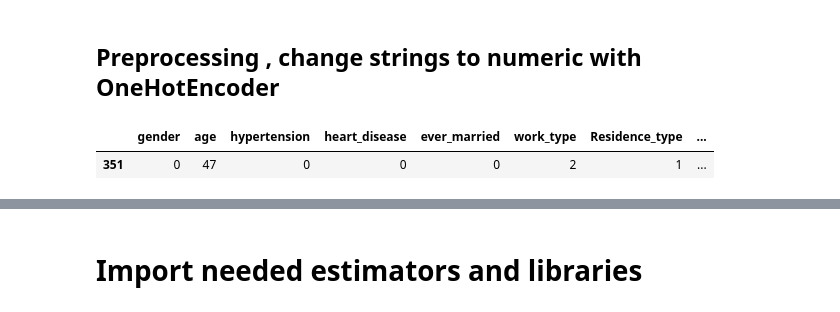
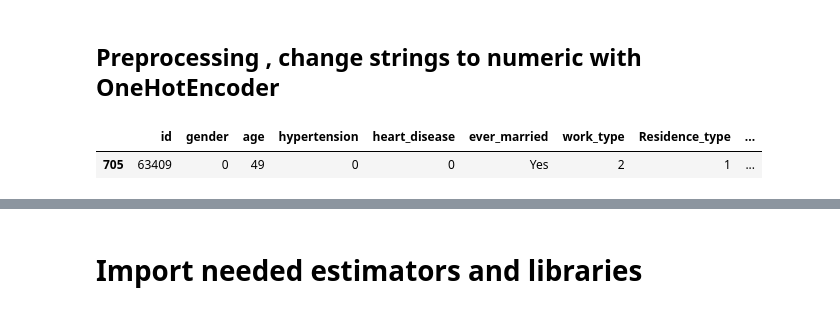
Before and after one commit to godwinnwalozie/Streamlit_apps, a Jupyter notebook: health_stroke/stroke.ipynb, the cells around one changed output, grey strips where cells are left out. Saved outputs shown, nothing was run; the diff lists cells and outputs as text; code cells hidden in the pictures.

```diff
--- a/health_stroke/stroke.ipynb
+++ b/health_stroke/stroke.ipynb
@@ -49,3 +51 @@ dtype: int64
 df.bmi.fillna(df.bmi.mean(), inplace= True)
-# %%
-df.drop("id",axis =1, inplace=True)
@@ -117,21 +68,18 @@ master_df[['gender']]
 # %%
 from sklearn.preprocessing import OneHotEncoder
 from sklearn.compose import make_column_transformer
 from sklearn.preprocessing import LabelEncoder
 
 le = LabelEncoder()
 
-features = ['gender','ever_married','work_type','Residence_type','smoking_status']
+df.gender =le.fit_transform(df.gender)
+df.work_type =le.fit_transform(df.work_type)
+df.Residence_type =le.fit_transform(df.Residence_type)
+df.smoking_status =le.fit_transform(df.smoking_status)
 
-master_df.gender =le.fit_transform(master_df.gender)
-master_df.ever_married =le.fit_transform(master_df.gender)
-master_df.work_type =le.fit_transform(master_df.work_type)
-master_df.Residence_type =le.fit_transform(master_df.Residence_type)
-master_df.smoking_status =le.fit_transform(master_df.smoking_status)
-
-master_df.sample()
+df.sample()
 # %% [output]
-|  | gender | age | hypertension | heart_disease | ever_married | work_type | Residence_type | ... |
-| 351 | 0 | 47 | 0 | 0 | 0 | 2 | 1 | ... |
+|  | id | gender | age | hypertension | heart_disease | ever_married | work_type | Residence_type | ... |
+| 705 | 63409 | 0 | 49 | 0 | 0 | Yes | 2 | 1 | ... |
 # %%
 # splitting the dataset into X an y
```
Also changed, not shown: parts of 27 cells of this notebook, 8 other files.
